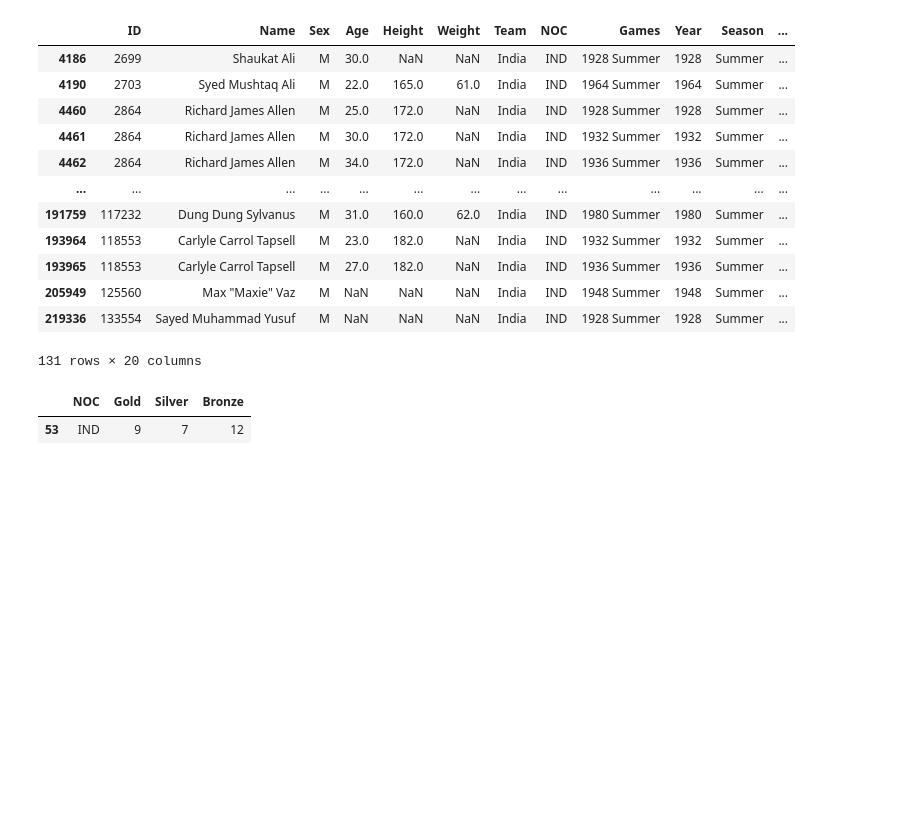
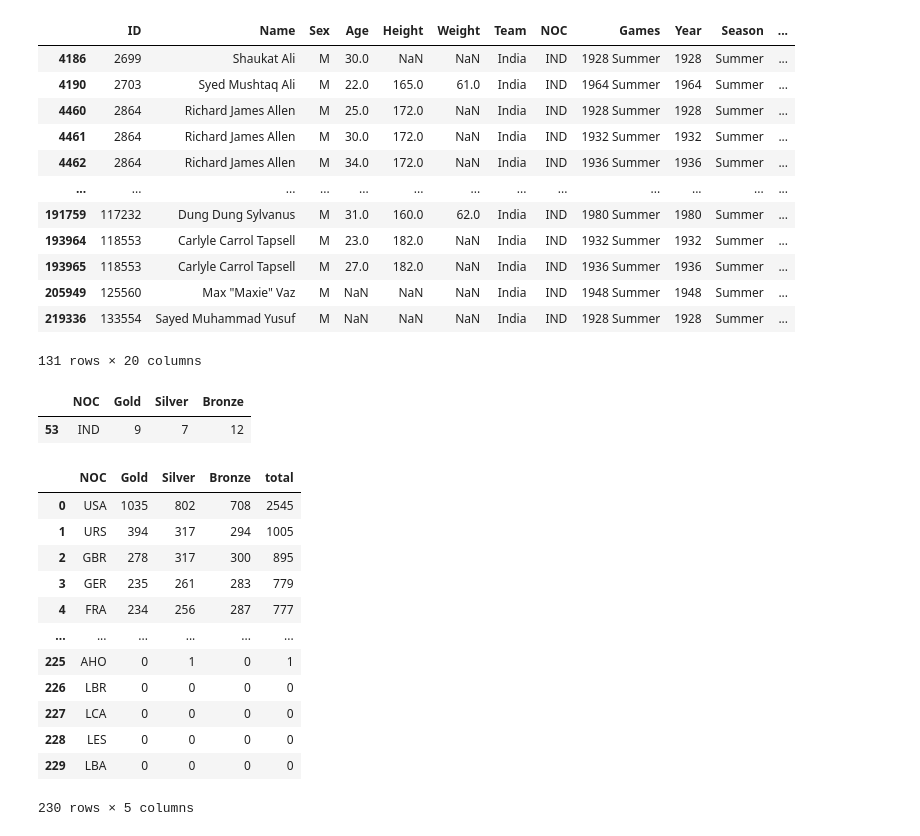
Before and after one commit to EmonKarmaker/Olympics_Data_Analysis, a Jupyter notebook: olympics_analysis.ipynb, the cells around one changed output. Cells and saved outputs as stored; diff of their text form; code cells hidden in the pictures; blank space fills up the shorter version.

Commit message:
medal tally done

```diff
--- a/olympics_analysis.ipynb
+++ b/olympics_analysis.ipynb
@@ -223,3 +223,21 @@ medal_tally[medal_tally['NOC']=='IND']
 # %% [output]
 |  | NOC | Gold | Silver | Bronze |
 | 53 | IND | 9 | 7 | 12 |
+# %%
+medal_tally['total']=medal_tally['Gold']+medal_tally['Silver']+medal_tally['Bronze']
+# %%
+medal_tally
+# %% [output]
+|  | NOC | Gold | Silver | Bronze | total |
+| 0 | USA | 1035 | 802 | 708 | 2545 |
+| 1 | URS | 394 | 317 | 294 | 1005 |
+| 2 | GBR | 278 | 317 | 300 | 895 |
+| 3 | GER | 235 | 261 | 283 | 779 |
+| 4 | FRA | 234 | 256 | 287 | 777 |
+| ... | ... | ... | ... | ... | ... |
+| 225 | AHO | 0 | 1 | 0 | 1 |
+| 226 | LBR | 0 | 0 | 0 | 0 |
+| 227 | LCA | 0 | 0 | 0 | 0 |
+| 228 | LES | 0 | 0 | 0 | 0 |
+| 229 | LBA | 0 | 0 | 0 | 0 |
+230 rows × 5 columns
```
Also changed, not shown: parts of 13 cells of this notebook, 3 other files.
